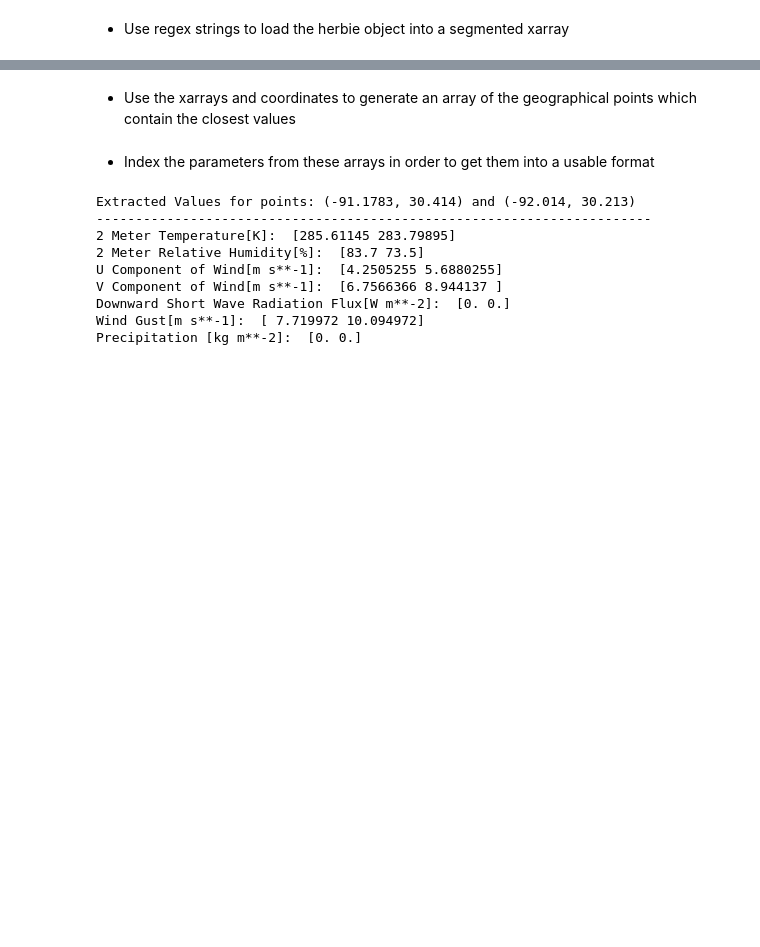
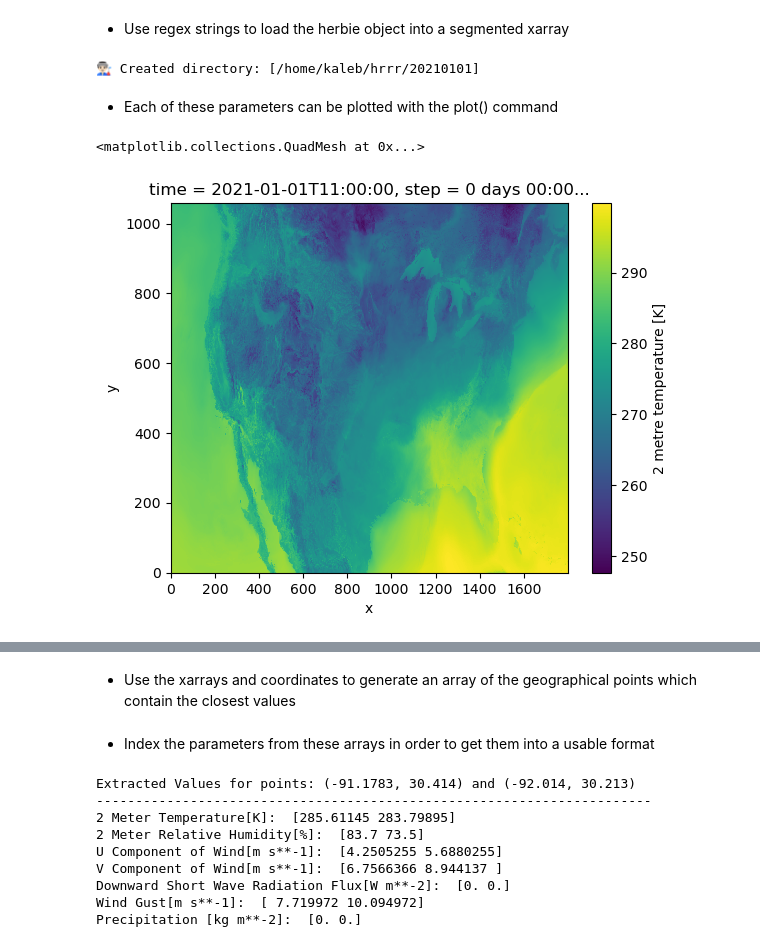
Before and after one commit to kguilly/customExtraction, a Jupyter notebook: myFiles/pythonPygrib/tutorials/tutorial_0.ipynb, the cells around one changed output, grey strips where cells are left out. Saved outputs shown, nothing was run; the diff lists cells and outputs as text; code cells hidden in the pictures; blank space fills up the shorter version.

```diff
--- a/myFiles/pythonPygrib/tutorials/tutorial_0.ipynb
+++ b/myFiles/pythonPygrib/tutorials/tutorial_0.ipynb
@@ -53,5 +53,5 @@ save_dir = "/directory/to/download/into"
 - NOTE: precipitation and all other accumulation metric values are 0 for real-time.
 # %%
-pred_hours = 1
+pred_hours = 0
 precip_pred_hours = 1
 # %% [markdown]
@@ -114,3 +114,12 @@ u_v = herb_obj.xarray(":(U|V)GRD:1000 mb:")
 dswrf = herb_obj.xarray(":DSWRF:surface:anl")
 gust = herb_obj.xarray(":GUST:")
 precip = precip_herb_obj.xarray(":APCP:surface:")
+# %% [output]
+👨🏻‍🏭 Created directory: [/home/kaleb/hrrr/20210101]
+# %% [markdown]
+- Each of these parameters can be plotted with the plot() command
+# %%
+t2m_rh.t2m.plot()
+# %% [output]
+<matplotlib.collections.QuadMesh at 0x...>
+[figure, added]
```
Also changed, not shown: parts of 11 cells of this notebook.
